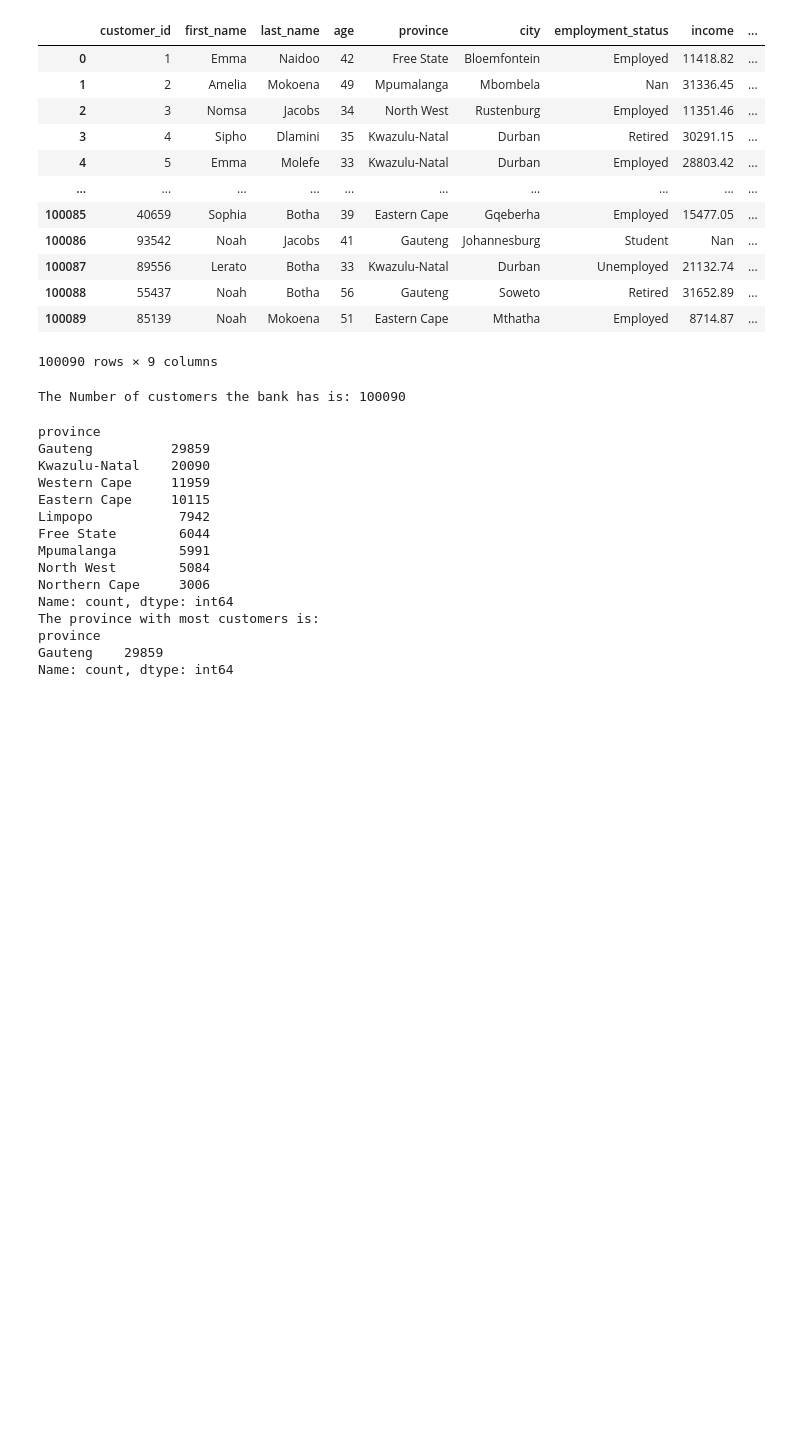
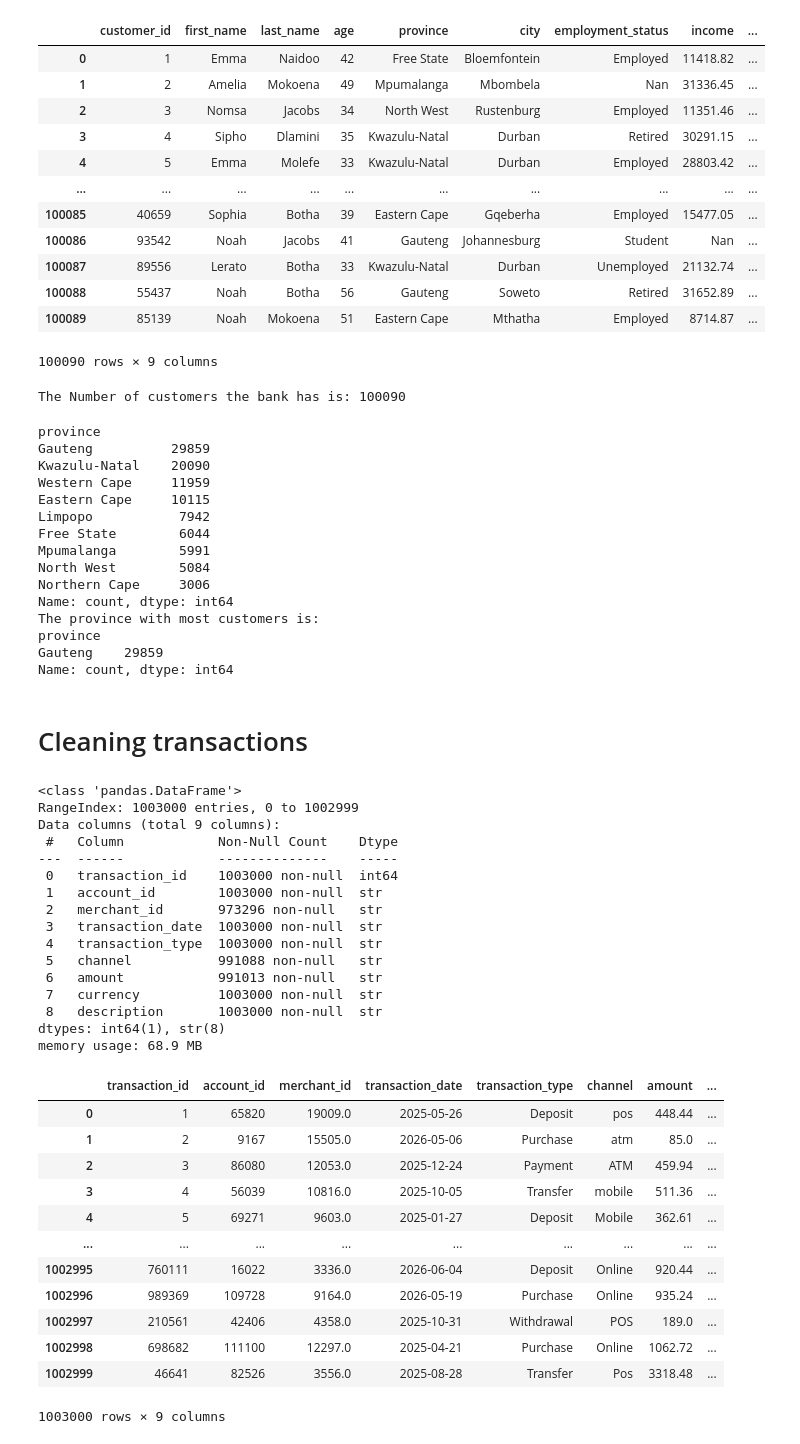
Before and after one commit to akonamajongile-a11y/bankguard, a Jupyter notebook: CleaningCustomers.ipynb, the cells around one changed output. Drawn from its saved outputs; the diff is of its cells as text; code cells hidden in the pictures; blank space fills up the shorter version.

```diff
--- a/CleaningCustomers.ipynb
+++ b/CleaningCustomers.ipynb
@@ -634,3 +634,40 @@ The province with most customers is:
 province
 Gauteng    29859
 Name: count, dtype: int64
+# %% [markdown]
+# Cleaning transactions
+# %%
+import pandas as pd
+transactions = pd.read_csv("data/raw/transactions.csv")
+transactions.info()
+transactions
+# %% [output]
+<class 'pandas.DataFrame'>
+RangeIndex: 1003000 entries, 0 to 1002999
+Data columns (total 9 columns):
+ #   Column            Non-Null Count    Dtype
+---  ------            --------------    -----
+ 0   transaction_id    1003000 non-null  int64
+ 1   account_id        1003000 non-null  str
+ 2   merchant_id       973296 non-null   str
+ 3   transaction_date  1003000 non-null  str
+ 4   transaction_type  1003000 non-null  str
+ 5   channel           991088 non-null   str
+ 6   amount            991013 non-null   str
+ 7   currency          1003000 non-null  str
+ 8   description       1003000 non-null  str
+dtypes: int64(1), str(8)
+memory usage: 68.9 MB
+|  | transaction_id | account_id | merchant_id | transaction_date | transaction_type | channel | amount | ... |
+| 0 | 1 | 65820 | 19009.0 | 2025-05-26 | Deposit | pos | 448.44 | ... |
+| 1 | 2 | 9167 | 15505.0 | 2026-05-06 | Purchase | atm | 85.0 | ... |
+| 2 | 3 | 86080 | 12053.0 | 2025-12-24 | Payment | ATM | 459.94 | ... |
+| 3 | 4 | 56039 | 10816.0 | 2025-10-05 | Transfer | mobile | 511.36 | ... |
+| 4 | 5 | 69271 | 9603.0 | 2025-01-27 | Deposit | Mobile | 362.61 | ... |
+| ... | ... | ... | ... | ... | ... | ... | ... | ... |
+| 1002995 | 760111 | 16022 | 3336.0 | 2026-06-04 | Deposit | Online | 920.44 | ... |
+| 1002996 | 989369 | 109728 | 9164.0 | 2026-05-19 | Purchase | Online | 935.24 | ... |
+| 1002997 | 210561 | 42406 | 4358.0 | 2025-10-31 | Withdrawal | POS | 189.0 | ... |
+| 1002998 | 698682 | 111100 | 12297.0 | 2025-04-21 | Purchase | Online | 1062.72 | ... |
+| 1002999 | 46641 | 82526 | 3556.0 | 2025-08-28 | Transfer | Pos | 3318.48 | ... |
+1003000 rows × 9 columns
```
Also changed, not shown: parts of 5 cells of this notebook.
